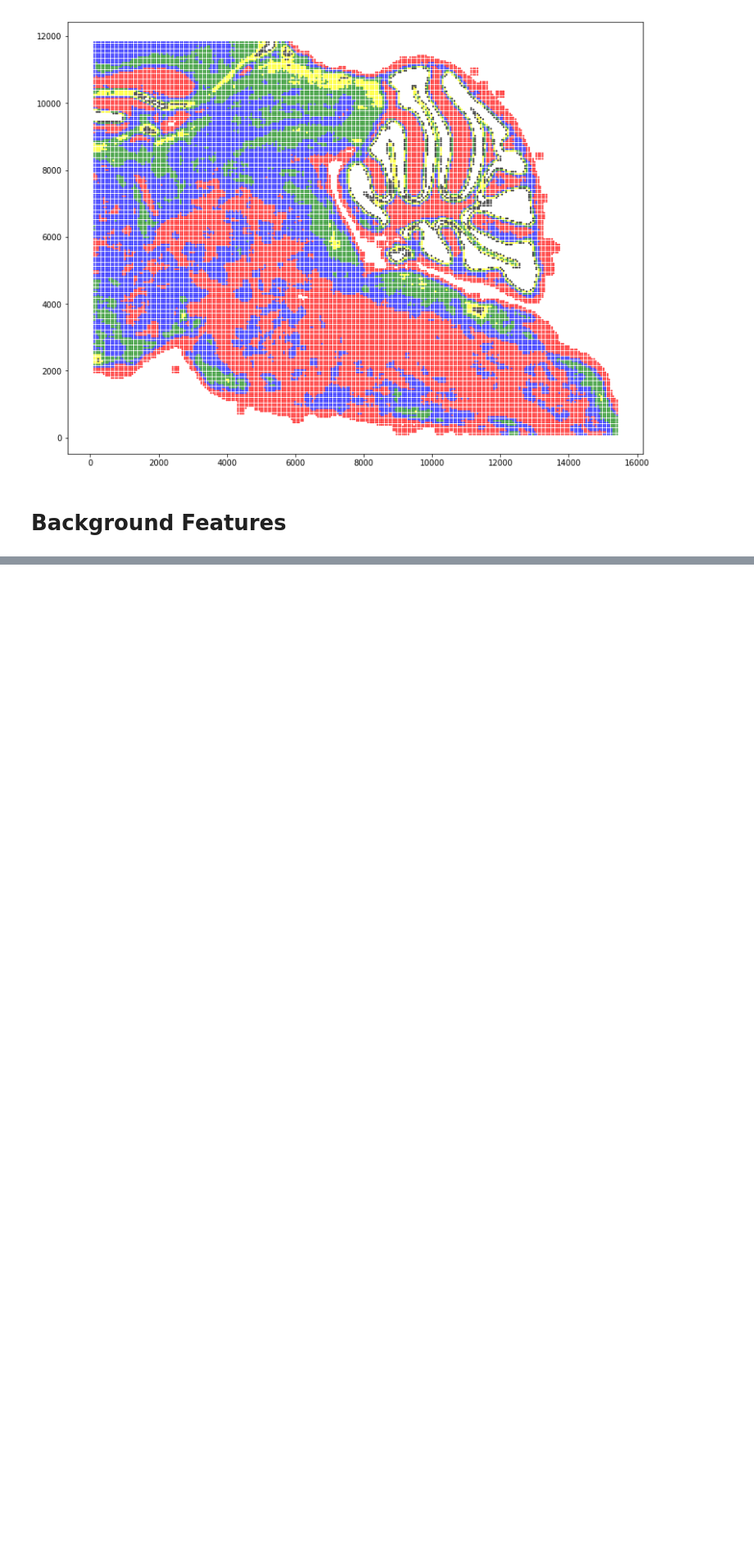
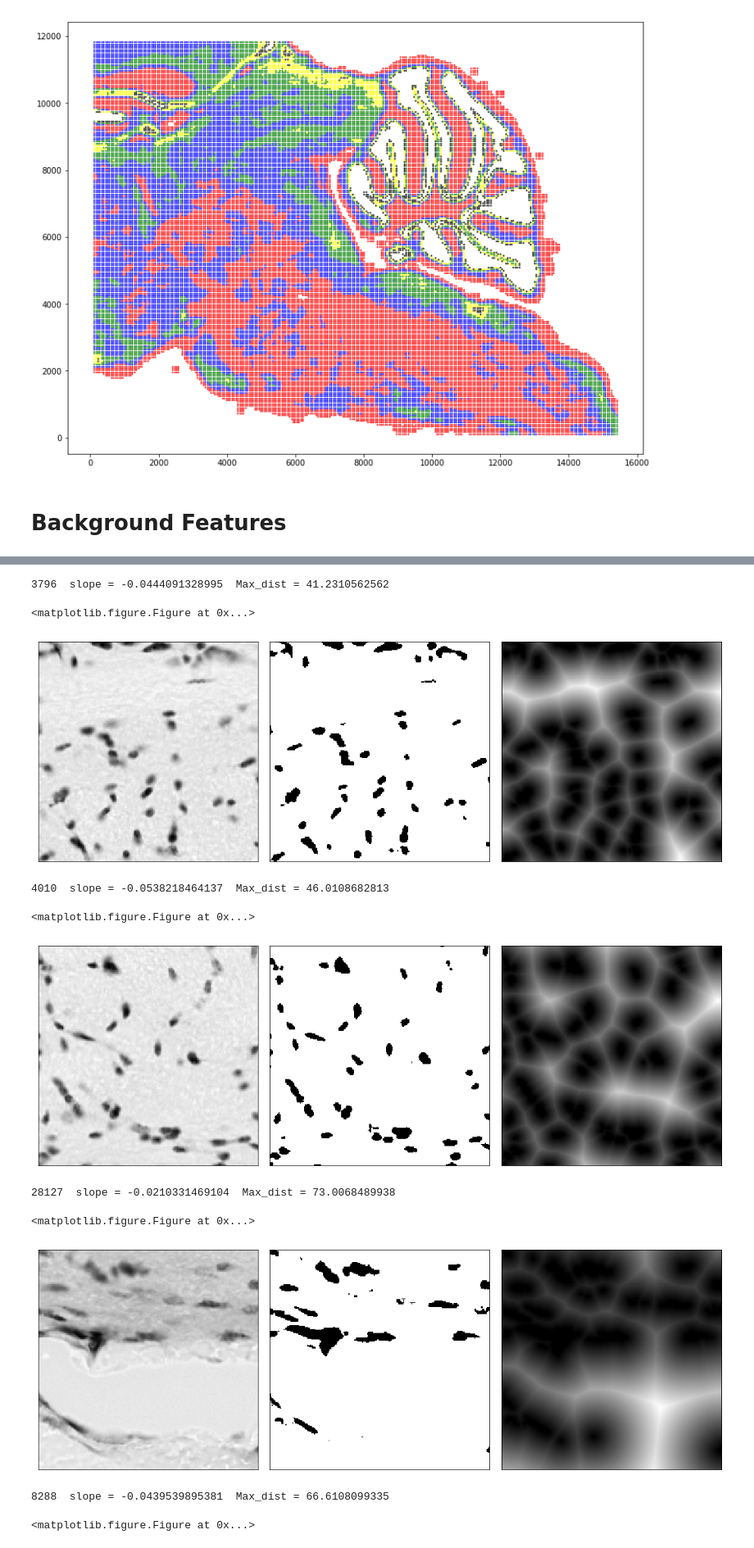
Before and after one commit to xiangjiph/MouseBrainAtlas, a Jupyter notebook: XJ/Extract_background_features.ipynb, the cells around one changed output, grey strips where cells are left out. Shown at 82% size. Drawn from its saved outputs; the diff is of its cells as text; code cells hidden in the pictures; blank space fills up the shorter version.

```diff
--- a/XJ/Extract_background_features.ipynb
+++ b/XJ/Extract_background_features.ipynb
@@ -248,0 +318,39 @@ print np.max(distance_im), np.min(distance_im)
+# %%
+# Combine
+tempPatchIndex_List = np.random.choice(patch_density_classes[0],10)
+for tempPatchIndex in tempPatchIndex_List:
+    tempPatch = patches[tempPatchIndex];
+    tempPatch_BW = tempPatch >= otsu_thresh
+
+    # Distance Map
+    distance_im = ndi.morphology.distance_transform_edt(tempPatch_BW)
+    distance_im_n = rescale_grayscale_image(distance_im)
+    n_dis_hist_bins = 16;
+    dis_hist_max = np.max(distance_im.flatten())
+    dis_hist_min = np.min(distance_im.flatten())
+    dis_hist_bins = np.linspace(dis_hist_min, dis_hist_max, num=n_dis_hist_bins+1)
+    distance_im_his = np.histogram(distance_im.flatten(),bins=dis_hist_bins)
+    dis_hist_bins_mid = np.convolve(distance_im_his[1],np.ones((2,))/2,mode='valid')
+
+    dis_hist_count_log = np.log10(distance_im_his[0][1:])
+    dis_hist_LF = linregress(dis_hist_bins_mid[1:], dis_hist_count_log)
+    plt.figure();
+#     plt.imshow(tempPatch,cmap=plt.cm.gray)
+    print(str(tempPatchIndex)+'  slope = '+str(dis_hist_LF.slope)+'  Max_dist = '+str(dis_hist_max));
+    display_images_in_grids([tempPatch, tempPatch_BW,distance_im_n], nc=3, cmap=plt.cm.gray);
+
+    # plt.scatter(dis_hist_bins_mid,np.log10(distance_im_his[0]));
+    # plt.hold
+    # plt.scatter(dis_hist_bins_mid[1:],dis_hist_LF.slope * dis_hist_bins_mid[1:] + dis_hist_LF.intercept,color='red');
+# %% [output]
+3796  slope = -0.0444091328995  Max_dist = 41.2310562562
+<matplotlib.figure.Figure at 0x...>
+[figure, added]
+4010  slope = -0.0538218464137  Max_dist = 46.0108682813
+<matplotlib.figure.Figure at 0x...>
+[figure, added]
+28127  slope = -0.0210331469104  Max_dist = 73.0068489938
+<matplotlib.figure.Figure at 0x...>
+[figure, added]
+8288  slope = -0.0439539895381  Max_dist = 66.6108099335
+<matplotlib.figure.Figure at 0x...>
```
Also changed, not shown: parts of 22 cells of this notebook.
